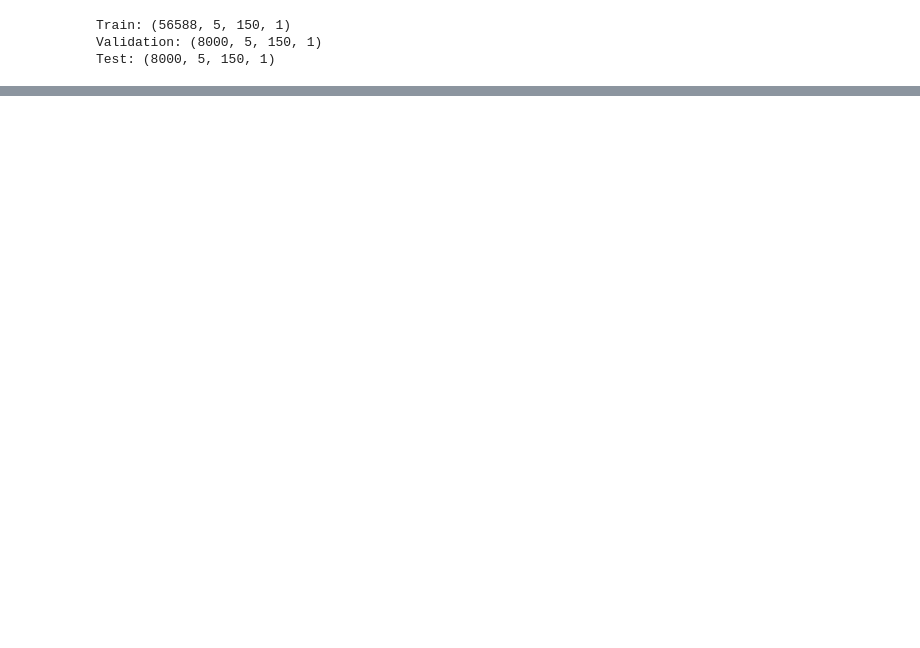
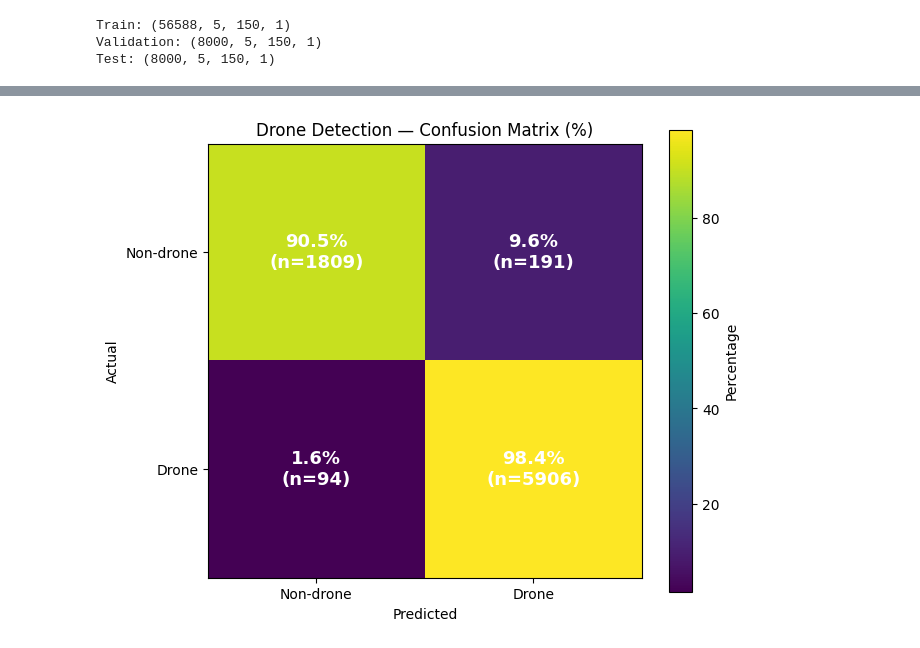
Before and after one commit to Innovation-course/Code, a Jupyter notebook: Untitled0.ipynb, the cells around one changed output, grey strips where cells are left out. Cells and saved outputs as stored; diff of their text form; code cells hidden in the pictures; blank space fills up the shorter version.

Commit message:
Preliminary nn model

```diff
--- a/Untitled0.ipynb
+++ b/Untitled0.ipynb
@@ -291,0 +346,11 @@ Test: (8000, 5, 150, 1)
+# %%
+model.compile(
+    optimizer=tf.keras.optimizers.Adam(learning_rate=1e-3),
+    loss="binary_crossentropy",
+    metrics=[
+        "accuracy",
+        tf.keras.metrics.Precision(name="precision"),
+        tf.keras.metrics.Recall(name="recall"),
+        tf.keras.metrics.AUC(name="auc")
+    ]
+)
@@ -291,0 +421,4 @@ Test: (8000, 5, 150, 1)
+# %%
+y_prob = model.predict(X_test_nn).flatten()
+
+y_pred = (y_prob >= 0.5).astype(int)
@@ -291,0 +427,42 @@ Test: (8000, 5, 150, 1)
+# %%
+import matplotlib.pyplot as plt
+import numpy as np
+from sklearn.metrics import confusion_matrix
+
+cm = confusion_matrix(y_test, y_pred)
+
+# Convert each row to percentages
+cm_percent = cm / cm.sum(axis=1, keepdims=True) * 100
+
+fig, ax = plt.subplots(figsize=(7, 6))
+
+im = ax.imshow(cm_percent)
+
+classes = ["Non-drone", "Drone"]
+
+ax.set_xticks([0, 1])
+ax.set_yticks([0, 1])
+ax.set_xticklabels(classes)
+ax.set_yticklabels(classes)
+
+ax.set_xlabel("Predicted")
+ax.set_ylabel("Actual")
+ax.set_title("Drone Detection — Confusion Matrix (%)")
+
+# Put percentage and count inside each cell
+for i in range(2):
+    for j in range(2):
+        ax.text(
+            j, i,
+            f"{cm_percent[i, j]:.1f}%\n(n={cm[i, j]})",
+            ha="center",
+            va="center",
+            fontsize=13,
+            fontweight="bold",
+            color="white"
+        )
+
+plt.colorbar(im, label="Percentage")
+plt.show()
+# %% [output]
+[figure, added]
```
Also changed, not shown: parts of 8 cells of this notebook.
